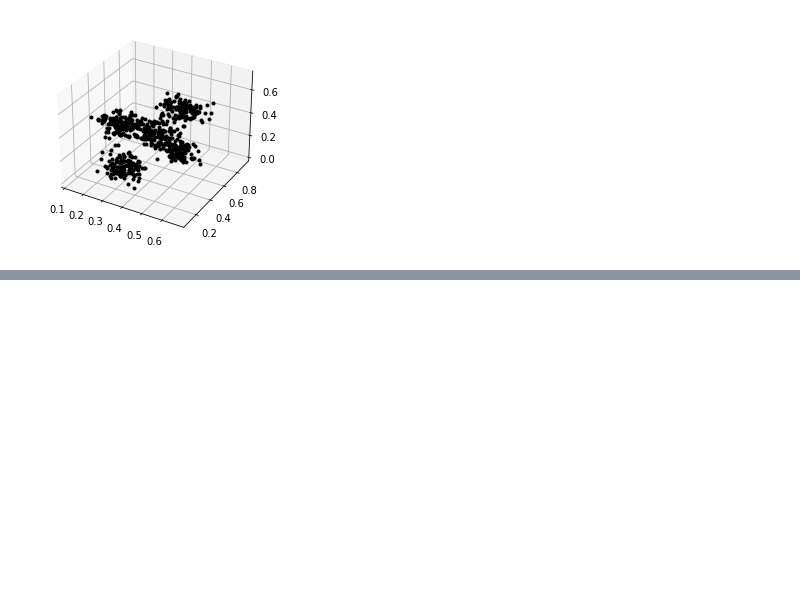
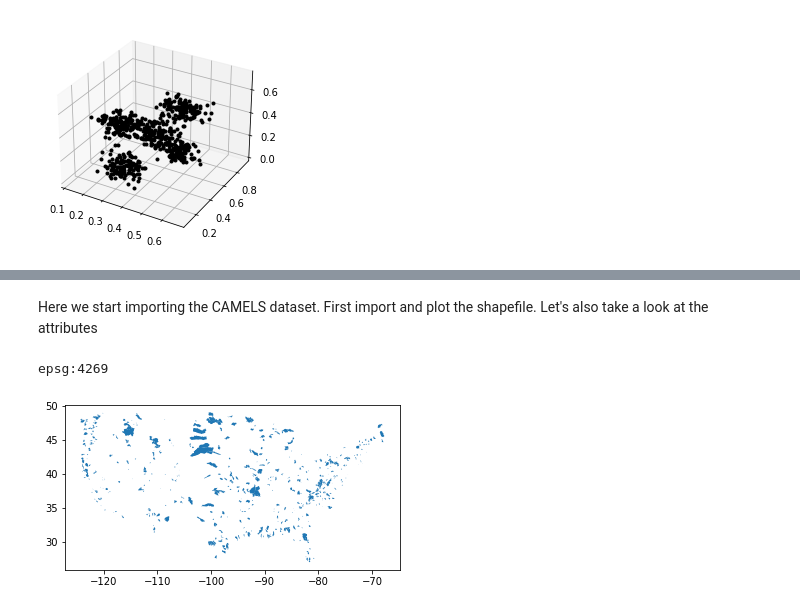
Before and after one commit to bolotinl/nextgen-form-eval, a Jupyter notebook: FrankTests/ClusteringTests.ipynb, the cells around one changed output, grey strips where cells are left out. Saved outputs shown, nothing was run; the diff lists cells and outputs as text; code cells hidden in the pictures; blank space fills up the shorter version.

Commit message:
Added import of CAMELS dataset and attributes

```diff
--- a/FrankTests/ClusteringTests.ipynb
+++ b/FrankTests/ClusteringTests.ipynb
@@ -73 +84,12 @@ ax = plotClusters(X, labels, n_clusters, ax)
 [figure]
+# %% [markdown]
+Here we start importing the CAMELS dataset. First import and plot the shapefile. Let's also take a look at the attributes
+# %%
+camelsdir = r"C:\Users\franc\OneDrive - University Of Houston\000_SIResearch\data\HCDN_nhru_final\HCDN_nhru_final_671.shp"
+
+camels = gpd.read_file(camelsdir)
+camels.plot()
+print(camels.crs)
+# %% [output]
+epsg:4269
+[figure, added]
```
Also changed, not shown: parts of 6 cells of this notebook.
